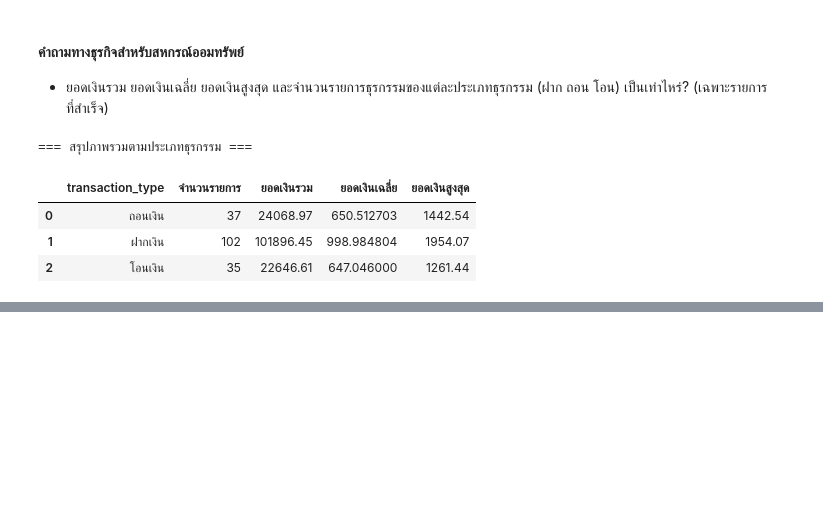
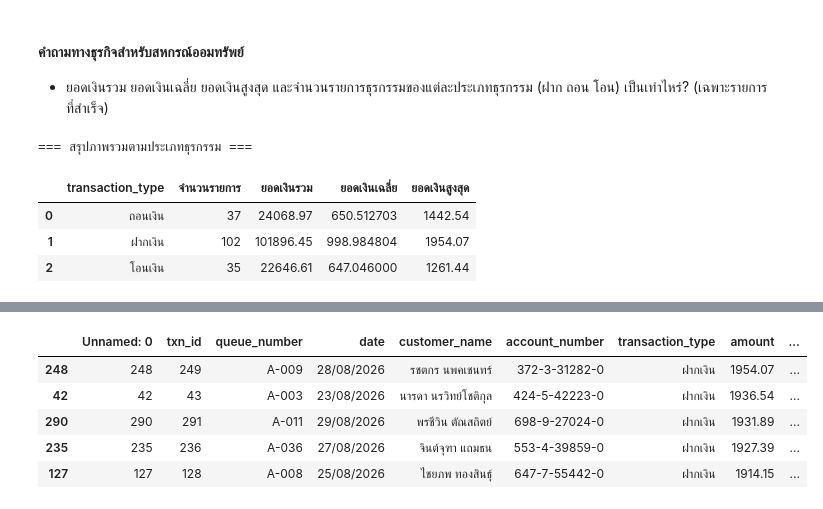
Before and after one commit to natchanant-arch/Project_Savings_Cooperative, a Jupyter notebook: Cooperative_Project.ipynb, the cells around one changed output, grey strips where cells are left out. Drawn from its saved outputs; the diff is of its cells as text; code cells hidden in the pictures; blank space fills up the shorter version.

```diff
--- a/Cooperative_Project.ipynb
+++ b/Cooperative_Project.ipynb
@@ -86,0 +109,15 @@ display(summary_by_type)
+# %%
+# ข้อที่ 2: ลูกค้า 5 อันดับแรกที่มียอดฝากเงินสูงสุด
+top5_max_deposit = (
+    df_success[df_success["transaction_type"] == "ฝากเงิน"]
+    .sort_values(by="amount", ascending=False)
+    .head(5)
+)
+top5_max_deposit
+# %% [output]
+|  | Unnamed: 0 | txn_id | queue_number | date | customer_name | account_number | transaction_type | amount | ... |
+| 248 | 248 | 249 | A-009 | 28/08/2026 | รชตกร นพคเชนทร์ | 372-3-31282-0 | ฝากเงิน | 1954.07 | ... |
+| 42 | 42 | 43 | A-003 | 23/08/2026 | นารดา นรวิทย์โชติกุล | 424-5-42223-0 | ฝากเงิน | 1936.54 | ... |
+| 290 | 290 | 291 | A-011 | 29/08/2026 | พรชีวิน ตัณสถิตย์ | 698-9-27024-0 | ฝากเงิน | 1931.89 | ... |
+| 235 | 235 | 236 | A-036 | 27/08/2026 | จินต์จุฑา แถมธน | 553-4-39859-0 | ฝากเงิน | 1927.39 | ... |
+| 127 | 127 | 128 | A-008 | 25/08/2026 | ไชยภพ ทองสินธุ์ | 647-7-55442-0 | ฝากเงิน | 1914.15 | ... |
```
Also changed, not shown: parts of 4 cells of this notebook.
